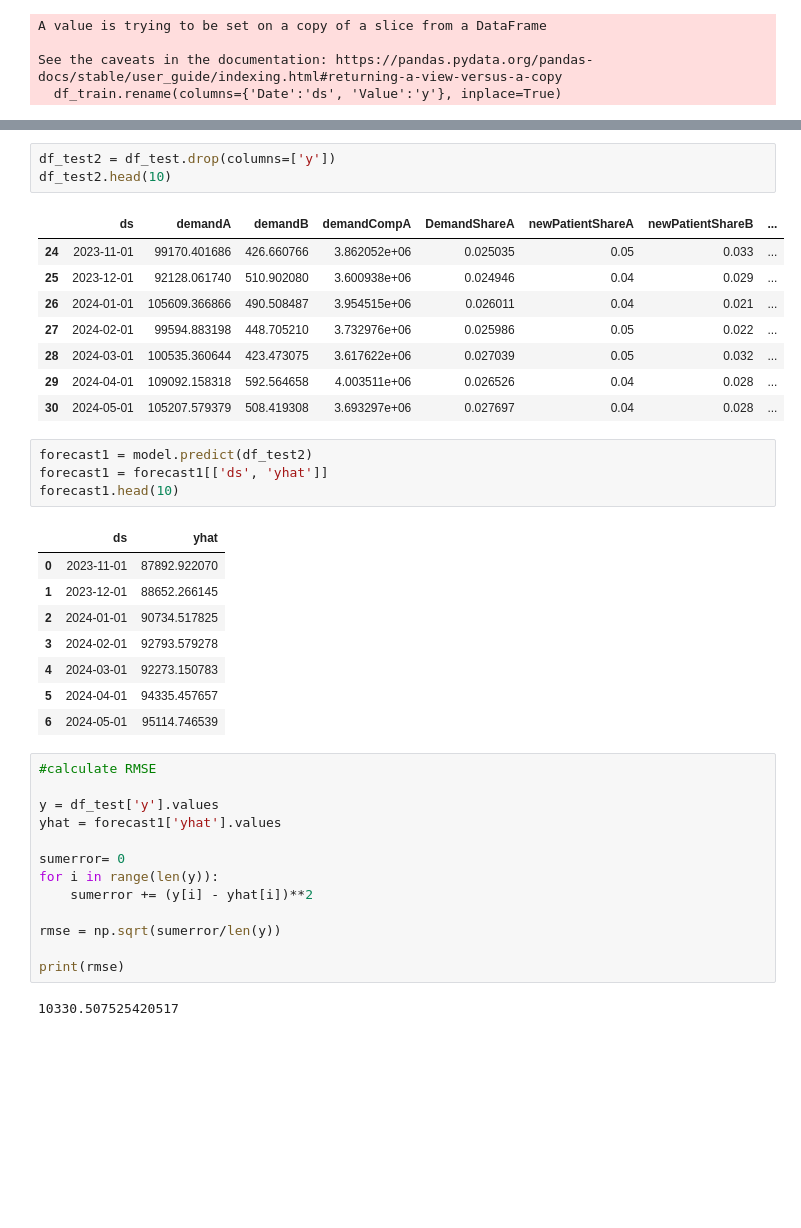
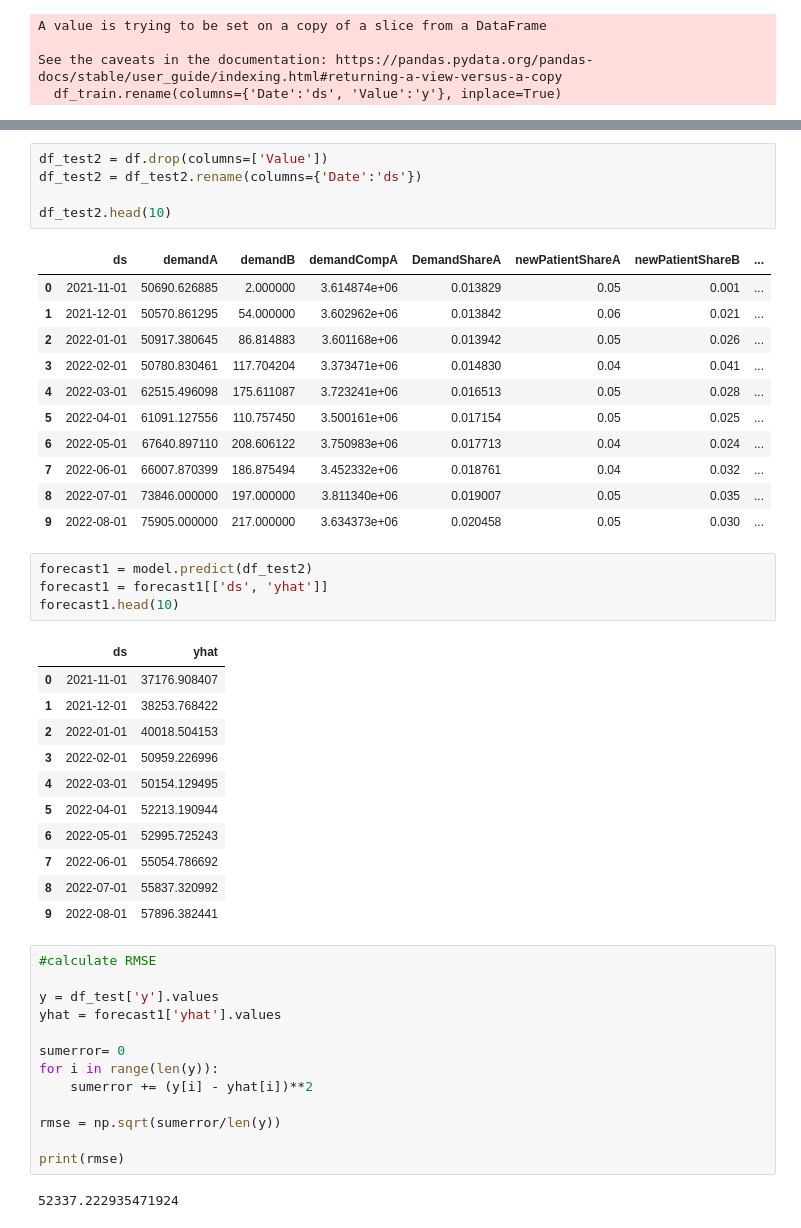
Before and after one commit to SpaceMercury/LauzHawkathon, a Jupyter notebook: notebooks/multivariateXGBOOST.ipynb, the cells around one changed output, grey strips where cells are left out. Saved outputs shown, nothing was run; the diff lists cells and outputs as text; blank space fills up the shorter version.

```diff
--- a/notebooks/multivariateXGBOOST.ipynb
+++ b/notebooks/multivariateXGBOOST.ipynb
@@ -94,29 +94,37 @@ model.fit(df_train)
 <prophet.forecaster.Prophet at 0x...>
 # %%
-df_test2 = df_test.drop(columns=['y'])
+df_test2 = df.drop(columns=['Value'])
+df_test2 = df_test2.rename(columns={'Date':'ds'})
+
 df_test2.head(10)
 # %% [output]
 |  | ds | demandA | demandB | demandCompA | DemandShareA | newPatientShareA | newPatientShareB | ... |
-| 24 | 2023-11-01 | 99170.401686 | 426.660766 | 3.862052e+06 | 0.025035 | 0.05 | 0.033 | ... |
-| 25 | 2023-12-01 | 92128.061740 | 510.902080 | 3.600938e+06 | 0.024946 | 0.04 | 0.029 | ... |
-| 26 | 2024-01-01 | 105609.366866 | 490.508487 | 3.954515e+06 | 0.026011 | 0.04 | 0.021 | ... |
-| 27 | 2024-02-01 | 99594.883198 | 448.705210 | 3.732976e+06 | 0.025986 | 0.05 | 0.022 | ... |
-| 28 | 2024-03-01 | 100535.360644 | 423.473075 | 3.617622e+06 | 0.027039 | 0.05 | 0.032 | ... |
-| 29 | 2024-04-01 | 109092.158318 | 592.564658 | 4.003511e+06 | 0.026526 | 0.04 | 0.028 | ... |
-| 30 | 2024-05-01 | 105207.579379 | 508.419308 | 3.693297e+06 | 0.027697 | 0.04 | 0.028 | ... |
+| 0 | 2021-11-01 | 50690.626885 | 2.000000 | 3.614874e+06 | 0.013829 | 0.05 | 0.001 | ... |
+| 1 | 2021-12-01 | 50570.861295 | 54.000000 | 3.602962e+06 | 0.013842 | 0.06 | 0.021 | ... |
+| 2 | 2022-01-01 | 50917.380645 | 86.814883 | 3.601168e+06 | 0.013942 | 0.05 | 0.026 | ... |
+| 3 | 2022-02-01 | 50780.830461 | 117.704204 | 3.373471e+06 | 0.014830 | 0.04 | 0.041 | ... |
+| 4 | 2022-03-01 | 62515.496098 | 175.611087 | 3.723241e+06 | 0.016513 | 0.05 | 0.028 | ... |
+| 5 | 2022-04-01 | 61091.127556 | 110.757450 | 3.500161e+06 | 0.017154 | 0.05 | 0.025 | ... |
+| 6 | 2022-05-01 | 67640.897110 | 208.606122 | 3.750983e+06 | 0.017713 | 0.04 | 0.024 | ... |
+| 7 | 2022-06-01 | 66007.870399 | 186.875494 | 3.452332e+06 | 0.018761 | 0.04 | 0.032 | ... |
+| 8 | 2022-07-01 | 73846.000000 | 197.000000 | 3.811340e+06 | 0.019007 | 0.05 | 0.035 | ... |
+| 9 | 2022-08-01 | 75905.000000 | 217.000000 | 3.634373e+06 | 0.020458 | 0.05 | 0.030 | ... |
 # %%
 forecast1 = model.predict(df_test2)
 forecast1 = forecast1[['ds', 'yhat']]
 forecast1.head(10)
 # %% [output]
 |  | ds | yhat |
-| 0 | 2023-11-01 | 87892.922070 |
-| 1 | 2023-12-01 | 88652.266145 |
-| 2 | 2024-01-01 | 90734.517825 |
-| 3 | 2024-02-01 | 92793.579278 |
-| 4 | 2024-03-01 | 92273.150783 |
-| 5 | 2024-04-01 | 94335.457657 |
-| 6 | 2024-05-01 | 95114.746539 |
+| 0 | 2021-11-01 | 37176.908407 |
+| 1 | 2021-12-01 | 38253.768422 |
+| 2 | 2022-01-01 | 40018.504153 |
+| 3 | 2022-02-01 | 50959.226996 |
+| 4 | 2022-03-01 | 50154.129495 |
+| 5 | 2022-04-01 | 52213.190944 |
+| 6 | 2022-05-01 | 52995.725243 |
+| 7 | 2022-06-01 | 55054.786692 |
+| 8 | 2022-07-01 | 55837.320992 |
+| 9 | 2022-08-01 | 57896.382441 |
 # %%
 #calculate RMSE
 
@@ -131,7 +139,7 @@ rmse = np.sqrt(sumerror/len(y))
 
 print(rmse)
 # %% [output]
-10330.507525420517
+52337.222935471924
 # %%
 import matplotlib.pyplot as plt
 
```
Also changed, not shown: parts of 3 cells of this notebook, 1 other file.
